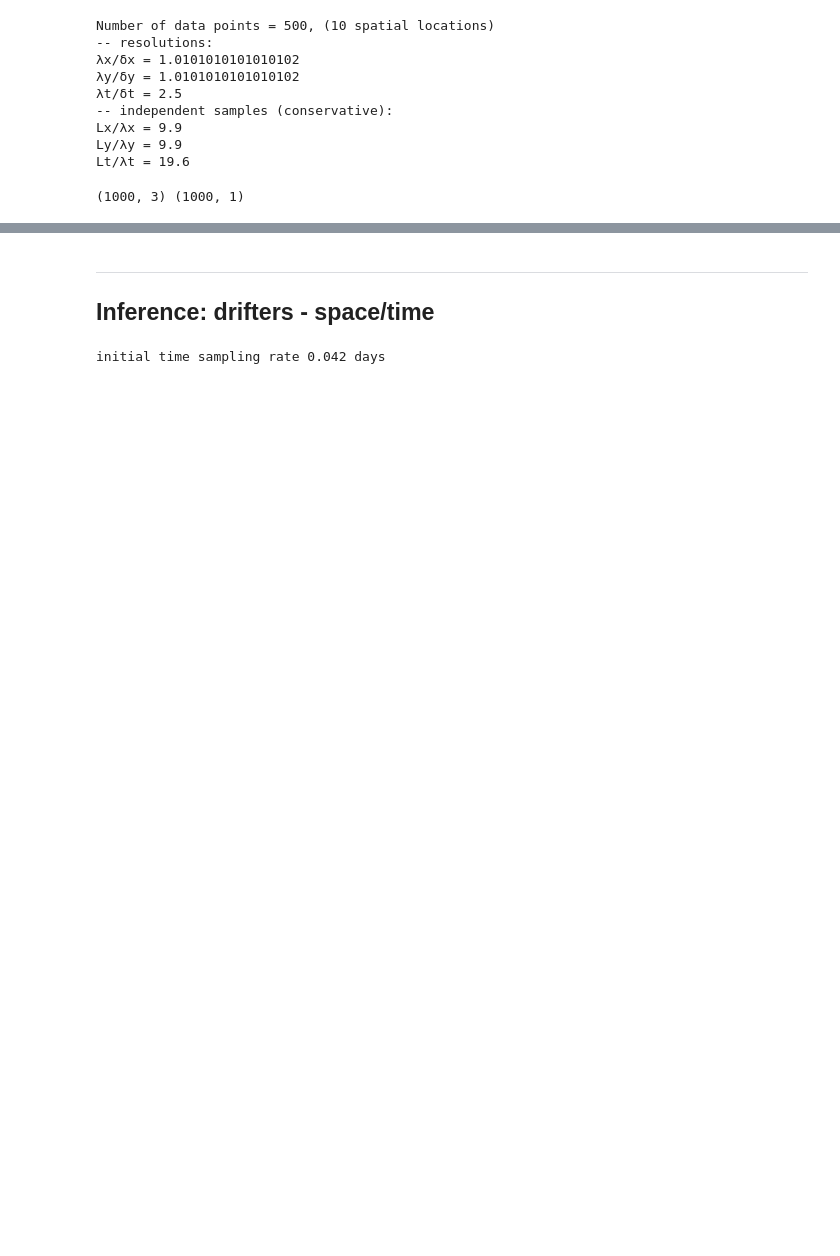
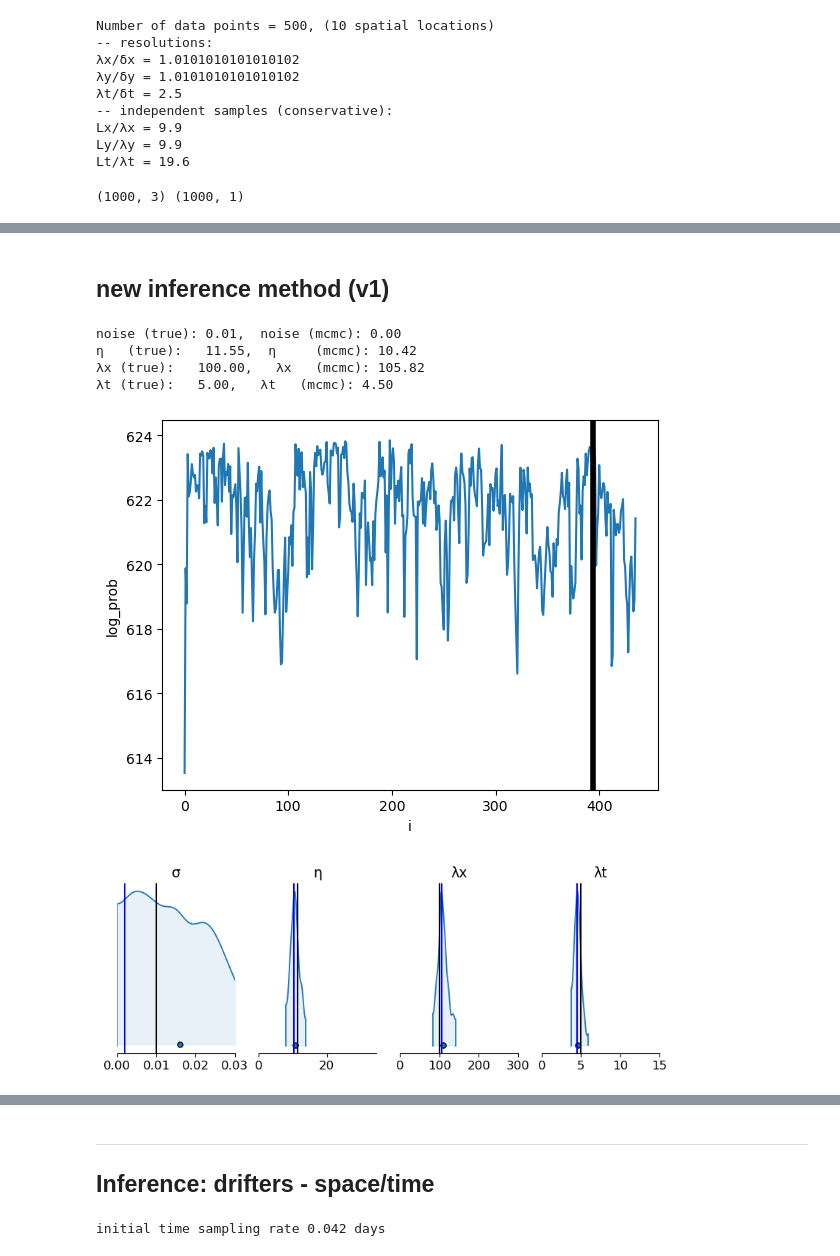
Before and after one commit to ahmaddroobi99/nwa, a Jupyter notebook: stats/drifter_3D_inference.ipynb, the cells around one changed output, grey strips where cells are left out. Cells and saved outputs as stored; diff of their text form; code cells hidden in the pictures; blank space fills up the shorter version.

```diff
--- a/stats/drifter_3D_inference.ipynb
+++ b/stats/drifter_3D_inference.ipynb
@@ -698,0 +862,13 @@ fig = corner.corner(samples,
+# %% [markdown]
+## new inference method (v1)
+# %%
+print_MAP(ds1)
+plot_logprob(ds1)
+plot_inference(ds1)
+# %% [output]
+noise (true): 0.01,  noise (mcmc): 0.00
+η   (true):   11.55,  η     (mcmc): 10.42
+λx (true):   100.00,   λx   (mcmc): 105.82
+λt (true):   5.00,   λt   (mcmc): 4.50
+[figure, added]
+[figure, added]
```
Also changed, not shown: parts of 33 cells of this notebook, 1 other file.
